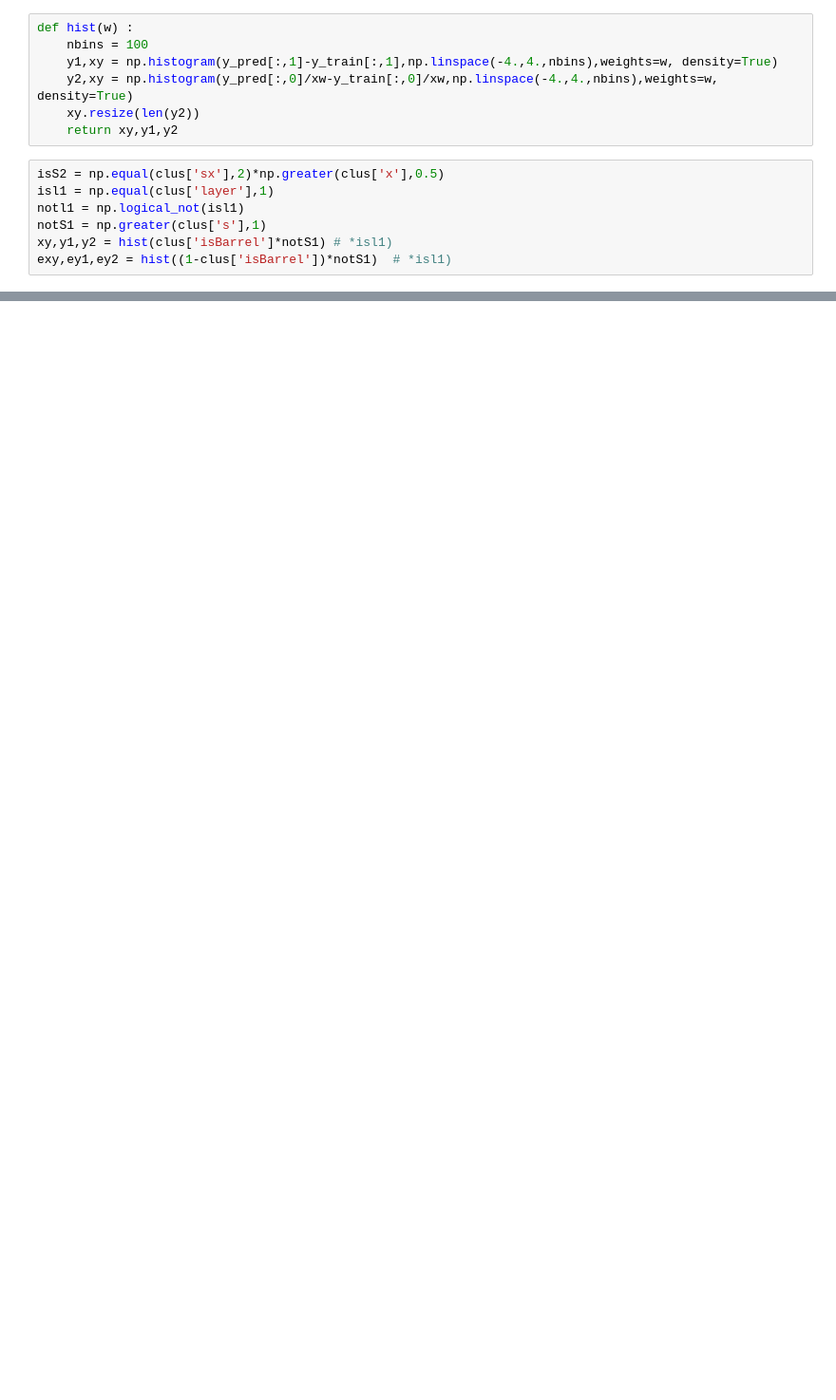
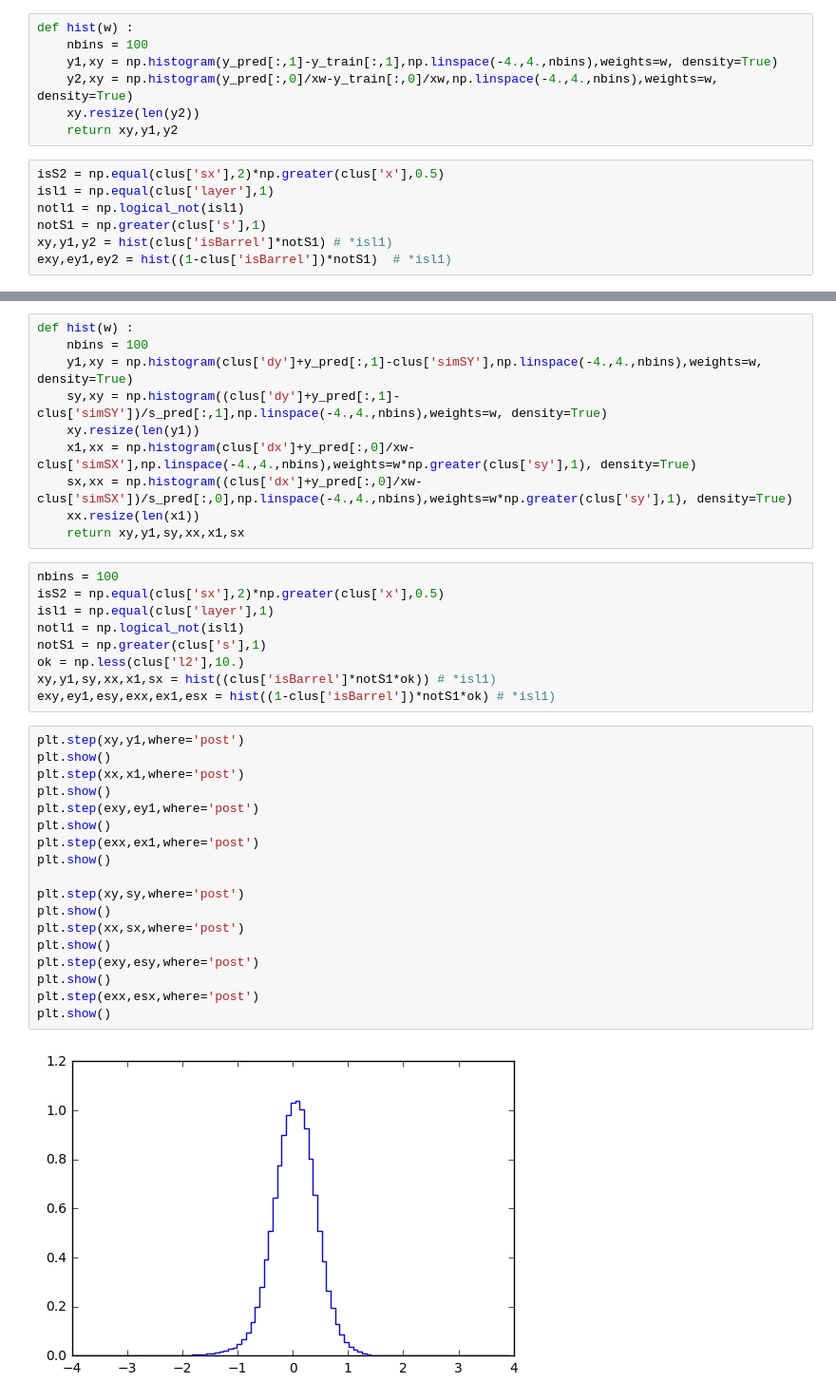
Before and after one commit to VinInn/pyTools, a Jupyter notebook: clusEllipseKeras.ipynb, the cells around one changed output, grey strips where cells are left out. Shown at 95% size. Cells and saved outputs as stored; diff of their text form; blank space fills up the shorter version.

```diff
--- a/clusEllipseKeras.ipynb
+++ b/clusEllipseKeras.ipynb
@@ -292,0 +396,39 @@ plt.show()
+# %%
+def hist(w) :
+    nbins = 100
+    y1,xy = np.histogram(clus['dy']+y_pred[:,1]-clus['simSY'],np.linspace(-4.,4.,nbins),weights=w, density=True)
+    sy,xy = np.histogram((clus['dy']+y_pred[:,1]-clus['simSY'])/s_pred[:,1],np.linspace(-4.,4.,nbins),weights=w, density=True)
+    xy.resize(len(y1))
+    x1,xx = np.histogram(clus['dx']+y_pred[:,0]/xw-clus['simSX'],np.linspace(-4.,4.,nbins),weights=w*np.greater(clus['sy'],1), density=True)
+    sx,xx = np.histogram((clus['dx']+y_pred[:,0]/xw-clus['simSX'])/s_pred[:,0],np.linspace(-4.,4.,nbins),weights=w*np.greater(clus['sy'],1), density=True)
+    xx.resize(len(x1))
+    return xy,y1,sy,xx,x1,sx
+# %%
+nbins = 100
+isS2 = np.equal(clus['sx'],2)*np.greater(clus['x'],0.5)
+isl1 = np.equal(clus['layer'],1)
+notl1 = np.logical_not(isl1)
+notS1 = np.greater(clus['s'],1)
+ok = np.less(clus['l2'],10.)
+xy,y1,sy,xx,x1,sx = hist((clus['isBarrel']*notS1*ok)) # *isl1)
+exy,ey1,esy,exx,ex1,esx = hist((1-clus['isBarrel'])*notS1*ok) # *isl1)
+# %%
+plt.step(xy,y1,where='post')
+plt.show()
+plt.step(xx,x1,where='post')
+plt.show()
+plt.step(exy,ey1,where='post')
+plt.show()
+plt.step(exx,ex1,where='post')
+plt.show()
+
+plt.step(xy,sy,where='post')
+plt.show()
+plt.step(xx,sx,where='post')
+plt.show()
+plt.step(exy,esy,where='post')
+plt.show()
+plt.step(exx,esx,where='post')
+plt.show()
+# %% [output]
+[figure, added]
```
Also changed, not shown: parts of 12 cells of this notebook.
